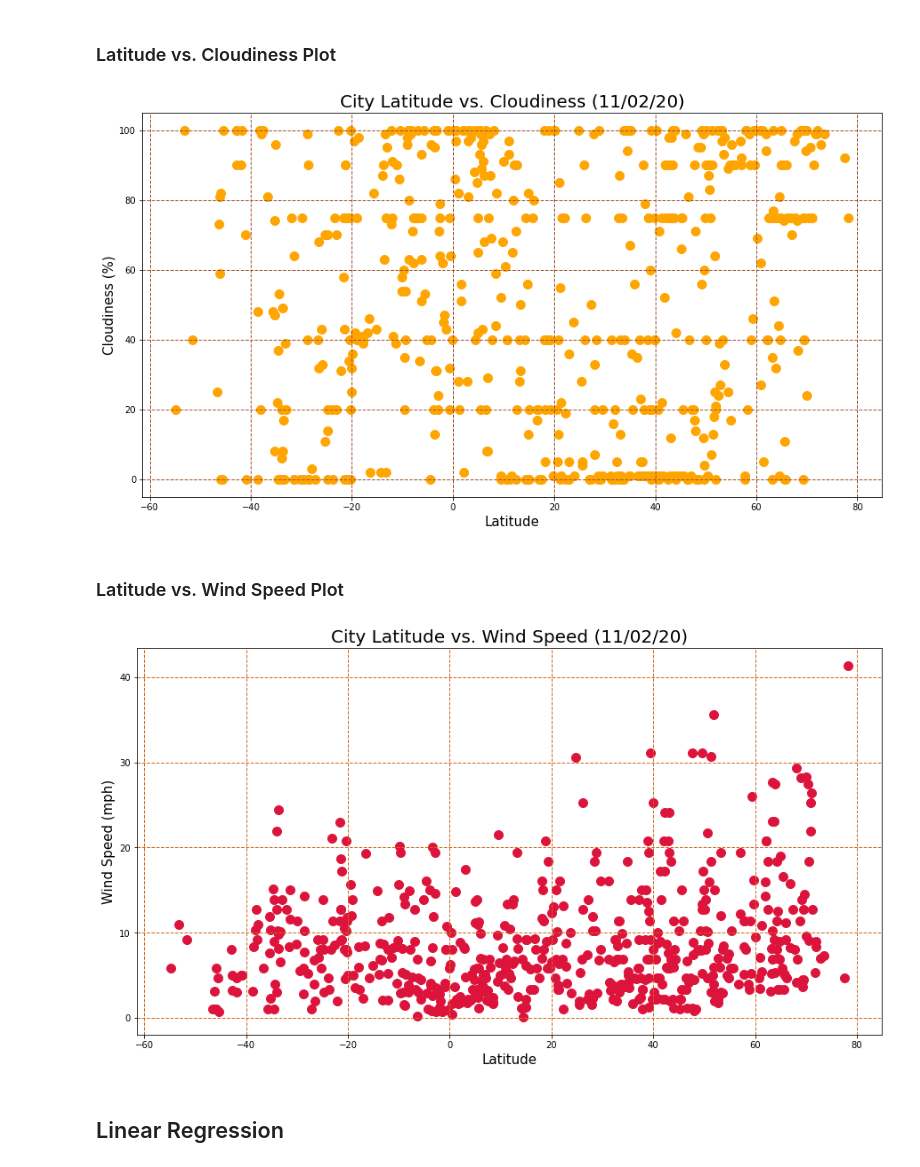
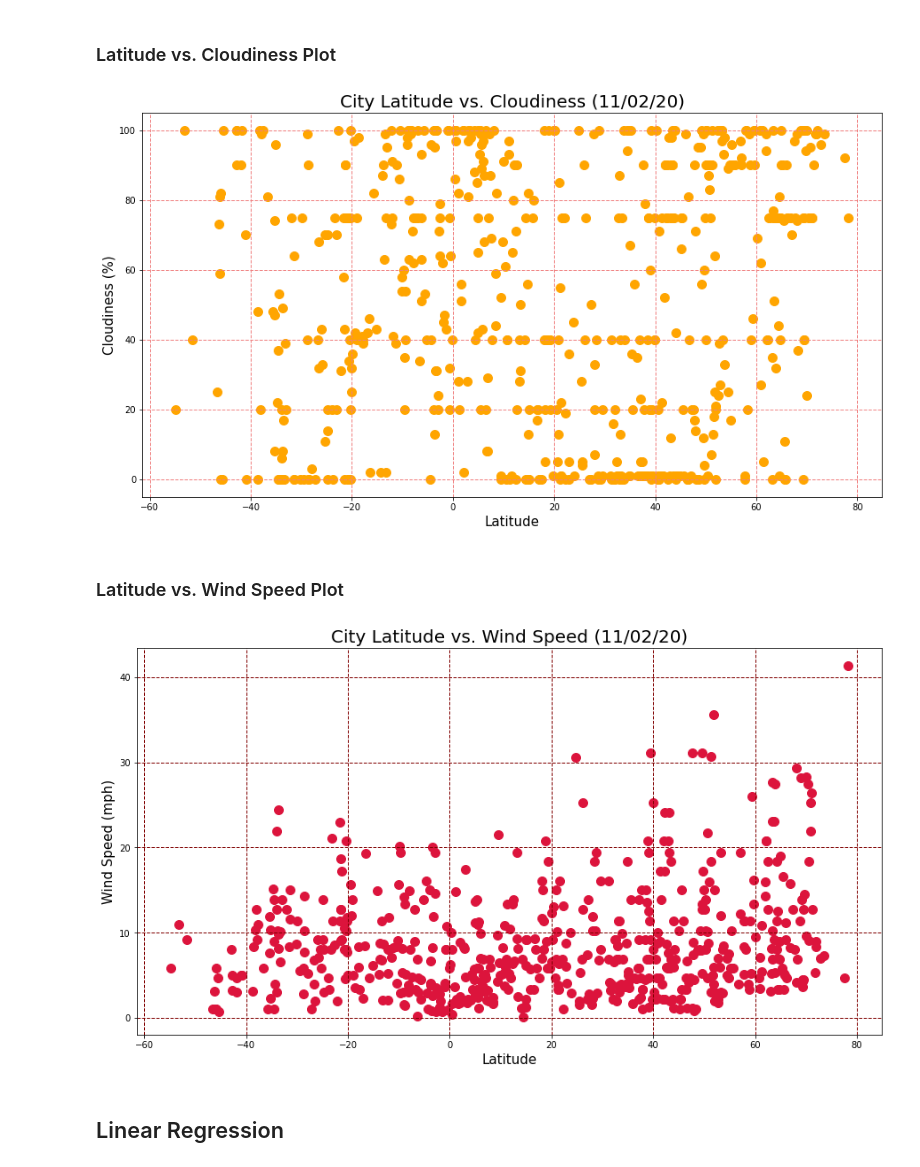
Before and after one commit to JimKTran/UofT-BCS-Python-API-Challenge, a Jupyter notebook: WeatherPy/WeatherPy_Final.ipynb, the cells around one changed output. Drawn from its saved outputs; the diff is of its cells as text; code cells hidden in the pictures.

```diff
--- a/WeatherPy/WeatherPy_Final.ipynb
+++ b/WeatherPy/WeatherPy_Final.ipynb
@@ -206,22 +206,22 @@ plt.scatter(city_weather_df['Latitude'], city_weather_df['Cloudiness'], s=100, c
 plt.title(f'City Latitude vs. Cloudiness ({todayDate})',fontsize =20)
 plt.xlabel('Latitude',fontsize =15)
 plt.ylabel('Cloudiness (%)',fontsize =15)
-plt.grid(color='sienna', linestyle='--', linewidth=1)
+plt.grid(color='lightcoral', linestyle='--', linewidth=1)
 plt.show()
 # %% [output]
-[figure, old version]
+[figure, new version]
 # %% [markdown]
 ### Latitude vs. Wind Speed Plot
 # %%
 plt.figure(figsize=(15,8))
 plt.scatter(city_weather_df['Latitude'], city_weather_df['Wind Speed'], s=100, c='crimson')
 plt.title(f'City Latitude vs. Wind Speed ({todayDate})',fontsize =20)
 plt.xlabel('Latitude',fontsize =15)
 plt.ylabel('Wind Speed (mph)',fontsize =15)
-plt.grid(color='chocolate', linestyle='--', linewidth=1)
+plt.grid(color='maroon', linestyle='--', linewidth=1)
 plt.show()
 # %% [output]
-[figure, old version]
+[figure, new version]
 # %% [markdown]
 ## Linear Regression
 # %% [markdown]
```
Also changed, not shown: parts of 5 cells of this notebook.
